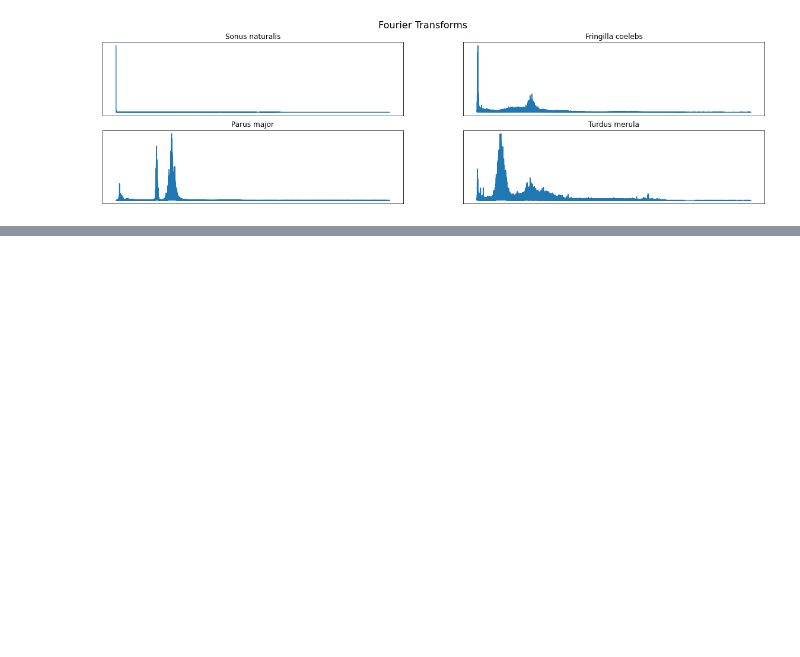
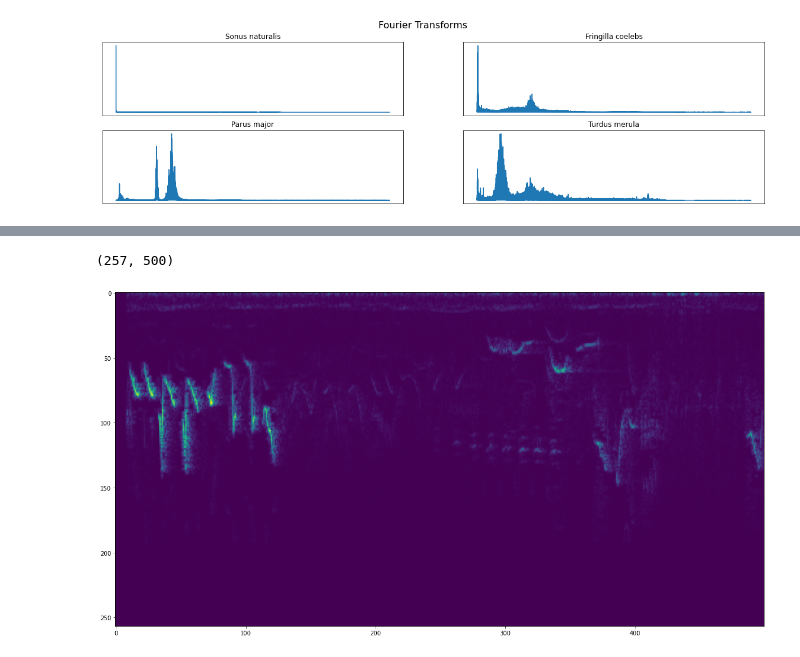
Before and after one commit to antonimarek/birdify, a Jupyter notebook: birdify.ipynb, the cells around one changed output, grey strips where cells are left out. Saved outputs shown, nothing was run; the diff lists cells and outputs as text; code cells hidden in the pictures; blank space fills up the shorter version.

```diff
--- a/birdify.ipynb
+++ b/birdify.ipynb
@@ -151,0 +179,14 @@ plt.show()
+# %%
+WINDOW_SIZE = 512
+y = librosa.stft(signal, hop_length=256, n_fft = WINDOW_SIZE)#, hop_length = 512)
+# y = librosa.feature.melspectrogram(x, sr=44100, n_fft=WINDOW_SIZE, hop_length=WINDOW_SIZE)
+
+y = np.log1p(np.abs(y[:,:500]))
+print(y.shape)
+
+plt.figure(figsize=(20,20))
+plt.imshow(y)
+plt.show()
+# %% [output]
+(257, 500)
+[figure, added]
```
Also changed, not shown: parts of 15 cells of this notebook, 1 other file.
